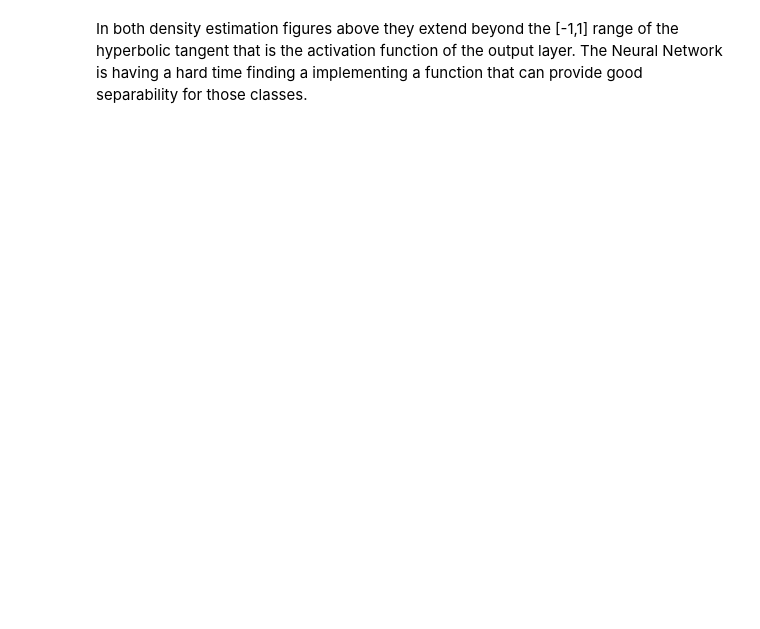
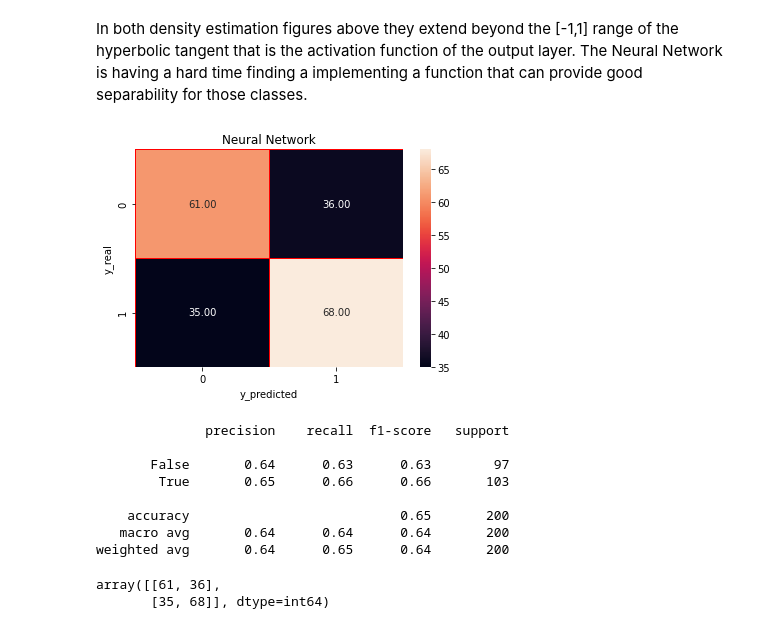
Before and after one commit to mjsmagalhaes/examples-datascience, a Jupyter notebook: data_restaurant_reviews.ipynb, the cells around one changed output. Cells and saved outputs as stored; diff of their text form; code cells hidden in the pictures; blank space fills up the shorter version.

```diff
--- a/data_restaurant_reviews.ipynb
+++ b/data_restaurant_reviews.ipynb
@@ -173,5 +181,17 @@ In both density estimation figures above they extend beyond the [-1,1] range of
 testPred_Tree = tree.predict(testPred)
 testPred_NN = list(map(lambda y: 0 if y < 0.55 else 1, testPred))
 # %%
-a.evaluate(testTarget, testPred_NN, title='Neural Network')
+evaluate(testTarget, testPred_NN, title='Neural Network')
+# %% [output]
+[figure, added]
+              precision    recall  f1-score   support
+
+       False       0.64      0.63      0.63        97
+        True       0.65      0.66      0.66       103
+
+    accuracy                           0.65       200
+   macro avg       0.64      0.64      0.64       200
+weighted avg       0.64      0.65      0.64       200
+array([[61, 36],
+       [35, 68]], dtype=int64)
 # %%
```
Also changed, not shown: parts of 8 cells of this notebook, 1 other file.
